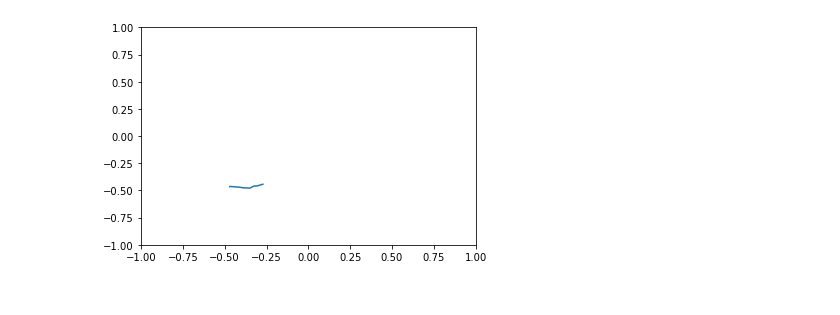
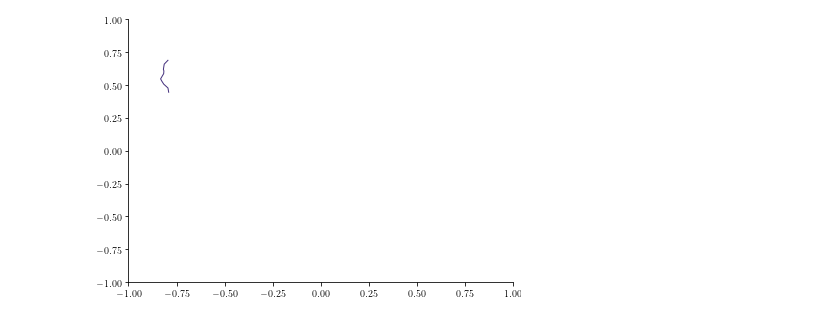
Before and after one commit to bioAI-Oslo/ConjunctiveRepresentations, a Jupyter notebook: short_trajectory_RNN.ipynb, the cells around one changed output. Cells and saved outputs as stored; diff of their text form; code cells hidden in the pictures.

Commit message:
started moving tools to utils, making figures, added style sheet

```diff
--- a/short_trajectory_RNN.ipynb
+++ b/short_trajectory_RNN.ipynb
@@ -4,5 +4,9 @@ import numpy as np
 import torch
 
 from tqdm import tqdm
+from scipy import stats
 
-from scipy import stats
+from src.utils import ratemap_collage, weighted_kde, SimpleDatasetMaker
+from src.models import RecurrentSpaceNet
+
+plt.style.use("figures/project_style.mplstyle")
@@ -101,12 +26,12 @@ model = RecurrentSpaceNet(n_in, n_out, scale = 0.3, device = device)
 optimizer = torch.optim.Adam(model.parameters(), lr=1e-4)
 # %%
-genny = DatasetMaker()
+genny = SimpleDatasetMaker()
 r, v = genny.generate_dataset(1, timesteps)
 plt.plot(*r.detach().numpy().T)
 plt.axis([-1, 1, -1, 1])
 plt.show()
 # %% [output]
-[figure, old version]
+[figure, new version]
 # %%
 loss_history = []
 progress = tqdm(range(train_steps))
```
Also changed, not shown: parts of 27 cells of this notebook, 6 other files.
